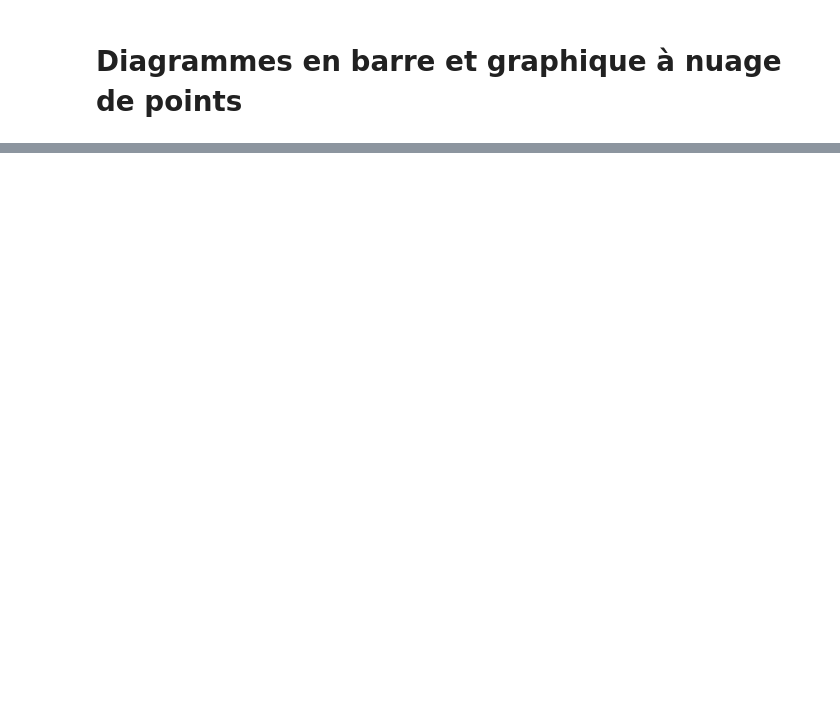
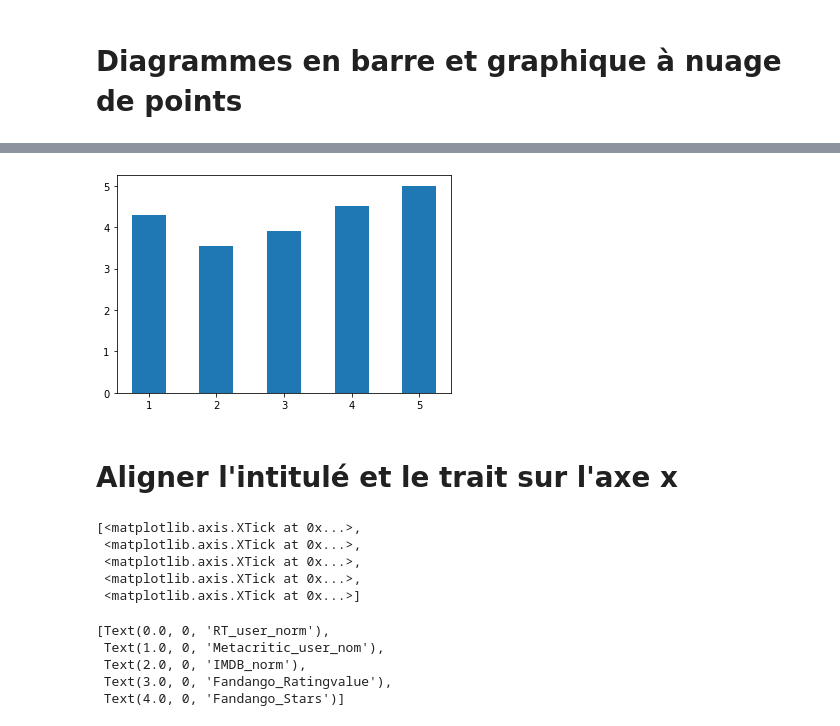
Before and after one commit to brunoharlein/pandas_is_cool, a Jupyter notebook: Cours Pandas.ipynb, the cells around one changed output, grey strips where cells are left out. Saved outputs shown, nothing was run; the diff lists cells and outputs as text; code cells hidden in the pictures; blank space fills up the shorter version.

```diff
--- a/Cours Pandas.ipynb
+++ b/Cours Pandas.ipynb
@@ -3109,0 +3125,10 @@ plt.show()
+# %%
+import pandas as pd
+import numpy as np
+
+reviews = pd.read_csv("fandango_scores.csv")
+
+cols = ["FILM", "RT_user_norm", "Metacritic_user_nom", "IMDB_norm", "Fandango_Ratingvalue", "Fandango_Stars"]
+norm_reviews = reviews[cols]
+
+print(norm_reviews[0:3])
@@ -3109,0 +3220,17 @@ plt.show()
+# %%
+# Nous prenons les colonnes dont nous avons besoin
+num_cols = ['RT_user_norm', 'Metacritic_user_nom', 'IMDB_norm', 'Fandango_Ratingvalue', 'Fandango_Stars']
+
+# Sélection du film
+bar_heights = norm_reviews[num_cols].iloc[0].values
+
+# position de barre
+bar_positions = arange(5) + 1
+
+fig, ax = plt.subplots()
+ax.bar(bar_positions, bar_heights, 0.5)
+plt.show()
+# %% [output]
+[figure, added]
+# %% [markdown]
+# Aligner l'intitulé et le trait sur l'axe x
@@ -3109,0 +3246,9 @@ plt.show()
+# %%
+tick_positions = range(1, 6)
+ax.set_xticks(tick_positions)
+# %% [output]
+[<matplotlib.axis.XTick at 0x...>,
+ <matplotlib.axis.XTick at 0x...>,
+ <matplotlib.axis.XTick at 0x...>,
+ <matplotlib.axis.XTick at 0x...>,
+ <matplotlib.axis.XTick at 0x...>]
@@ -3109,0 +3259,8 @@ plt.show()
+# %%
+ax.set_xticklabels(num_cols, rotation = 90)
+# %% [output]
+[Text(0.0, 0, 'RT_user_norm'),
+ Text(1.0, 0, 'Metacritic_user_nom'),
+ Text(2.0, 0, 'IMDB_norm'),
+ Text(3.0, 0, 'Fandango_Ratingvalue'),
+ Text(4.0, 0, 'Fandango_Stars')]
```
Also changed, not shown: parts of 24 cells of this notebook.
